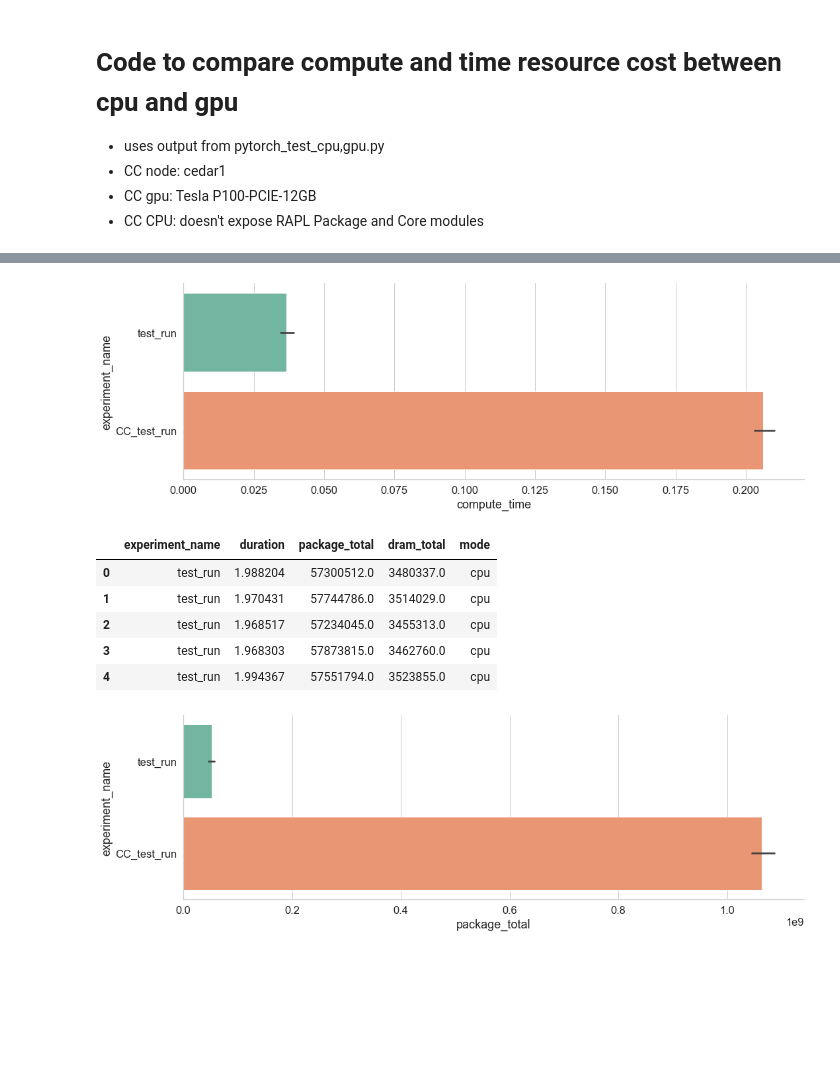
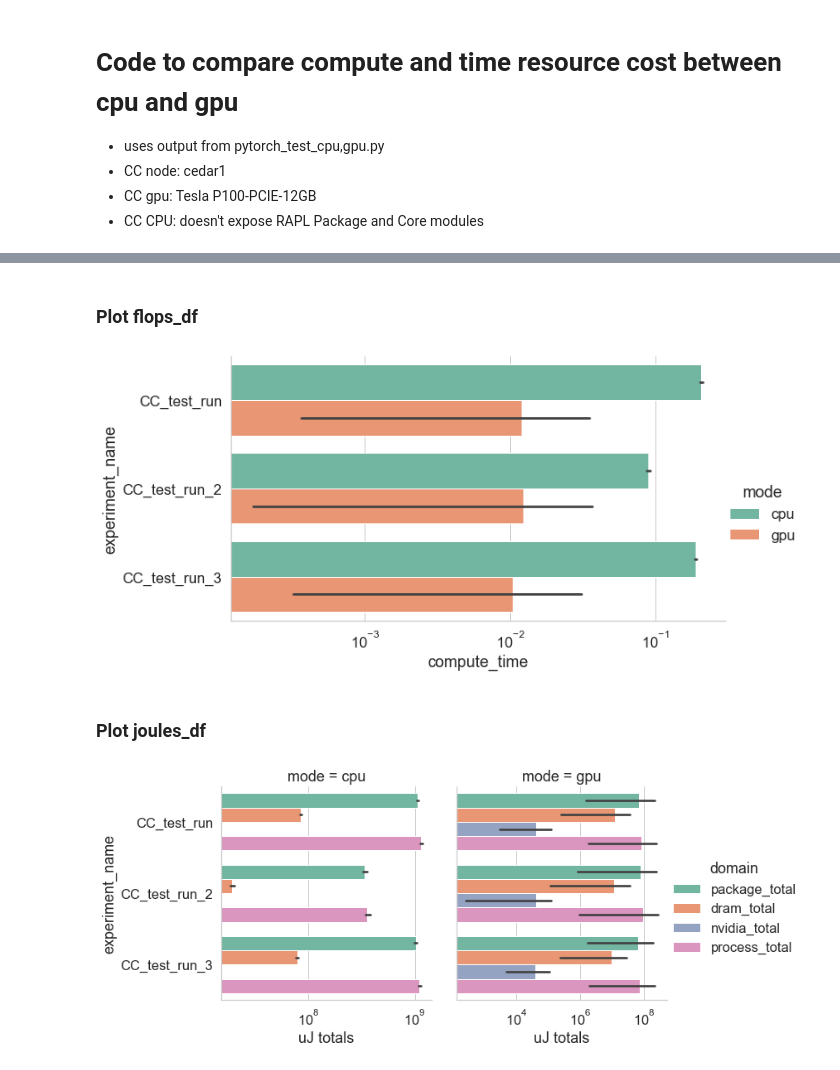
Before and after one commit to neurodatascience/watts_up_compute, a Jupyter notebook: notebooks/5_compare_cpu_gpu.ipynb, the cells around one changed output, grey strips where cells are left out. Saved outputs shown, nothing was run; the diff lists cells and outputs as text; code cells hidden in the pictures; blank space fills up the shorter version.

Commit message:
added cifar test

```diff
--- a/notebooks/5_compare_cpu_gpu.ipynb
+++ b/notebooks/5_compare_cpu_gpu.ipynb
@@ -38,14 +33,21 @@ def read_joules(f,mode):
 
     joules_df['package_total'] = joules_df[package_cols].sum(axis=1)
     joules_df['dram_total'] = joules_df[dram_cols].sum(axis=1)
+
+    if mode == 'gpu':
+        joules_df['nvidia_total'] = joules_df['nvidia_gpu_0']
+    else:
+        joules_df['nvidia_total'] = 0
+
+    joules_df['process_total'] = joules_df['package_total'] + joules_df['dram_total'] + joules_df['nvidia_total']
     joules_df['mode'] = mode
 
     return joules_df
 # %%
-experiment_names = ['test_run','CC_test_run']
-proc_modes = ['cpu'] #,'gpu']
+experiment_names = ['CC_test_run','CC_test_run_2','CC_test_run_3']
+proc_modes = ['cpu','gpu']
 
-jcols = ['experiment_name','duration','package_total','dram_total','mode']
+jcols = ['experiment_name','mode','duration','package_total','dram_total','nvidia_total','process_total']
 flops_df_concat = pd.DataFrame()
 joules_df_concat = pd.DataFrame()
 for exp_name in experiment_names:
@@ -71,25 +73,23 @@ flops_df_concat.head()
+# %% [markdown]
+### Plot flops_df
 # %%
 plot_df = flops_df_concat.copy()
 sns.set(font_scale = 1.5)
 with sns.axes_style("whitegrid"):
-    g = sns.catplot(x='compute_time', y='experiment_name',  kind='bar', data=plot_df, palette='Set2', aspect=3)
+    g = sns.catplot(x='compute_time', y='experiment_name', hue='mode', kind='bar', data=plot_df, palette='Set2', aspect=2)
+    g.set(xscale="log")
 # %% [output]
-[figure, old version]
+[figure, new version]
-# %%
-joules_df_concat.head()
-# %% [output]
-|  | experiment_name | duration | package_total | dram_total | mode |
-| 0 | test_run | 1.988204 | 57300512.0 | 3480337.0 | cpu |
-| 1 | test_run | 1.970431 | 57744786.0 | 3514029.0 | cpu |
-| 2 | test_run | 1.968517 | 57234045.0 | 3455313.0 | cpu |
-| 3 | test_run | 1.968303 | 57873815.0 | 3462760.0 | cpu |
-| 4 | test_run | 1.994367 | 57551794.0 | 3523855.0 | cpu |
+# %% [markdown]
+### Plot joules_df
 # %%
 plot_df = joules_df_concat.copy()
+plot_df = pd.melt(plot_df, id_vars=['experiment_name','mode','duration'], value_vars=['package_total','dram_total','nvidia_total','process_total'],
+ var_name='domain', value_name='uJ totals')
 sns.set(font_scale = 1.5)
+
 with sns.axes_style("whitegrid"):
-    g = sns.catplot(y='experiment_name',x='package_total', kind='bar', data=plot_df, palette='Set2',aspect=3)
-
-    # g.set(xscale="log")
+    g = sns.catplot(y='experiment_name',x='uJ totals', hue='domain', col='mode', kind='bar', data=plot_df, palette='Set2',aspect=1, sharex=False)
+    g.set(xscale="log")
 # %% [output]
-[figure, old version]
+[figure, new version]
```
Also changed, not shown: parts of 2 cells of this notebook, 15 other files.
